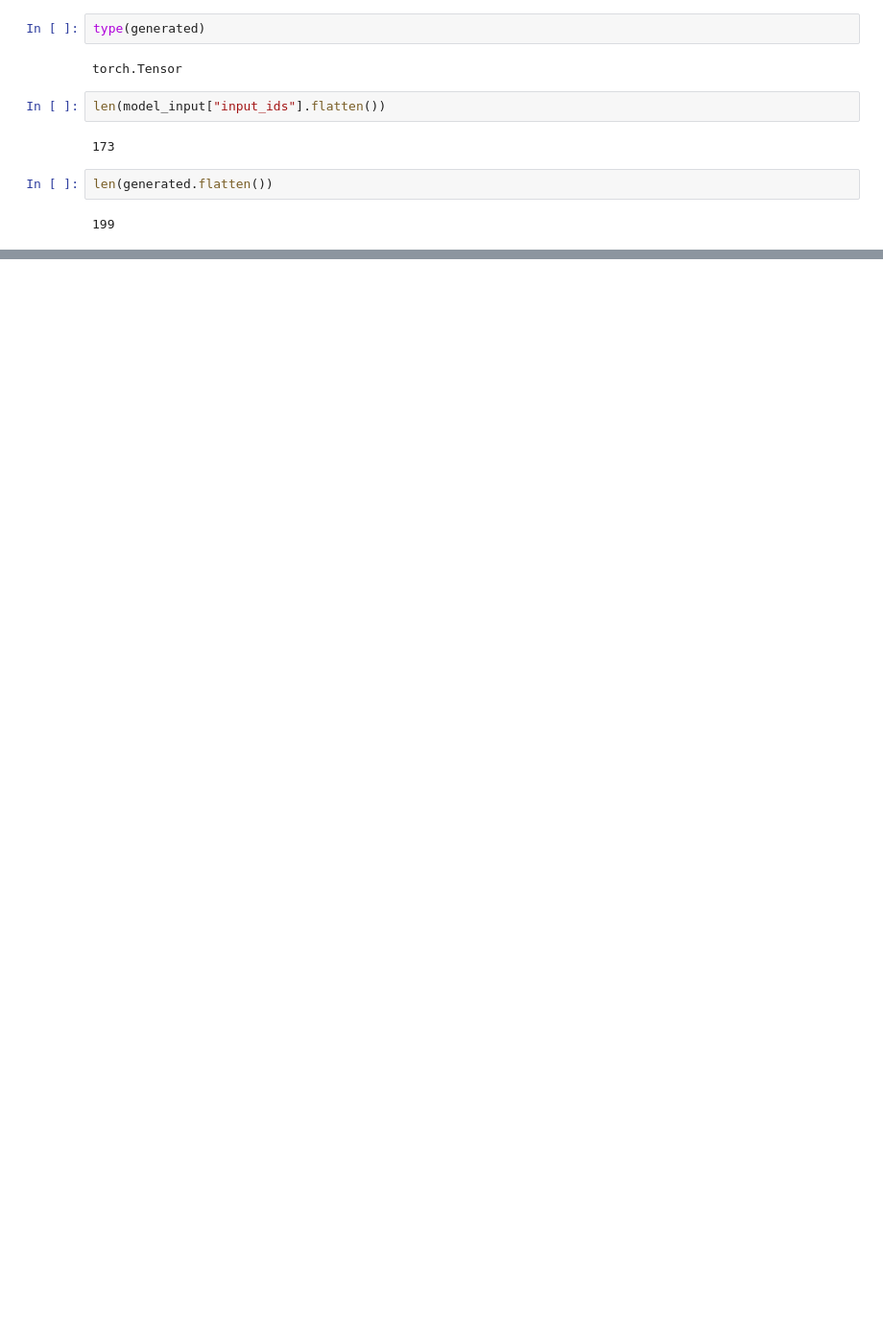
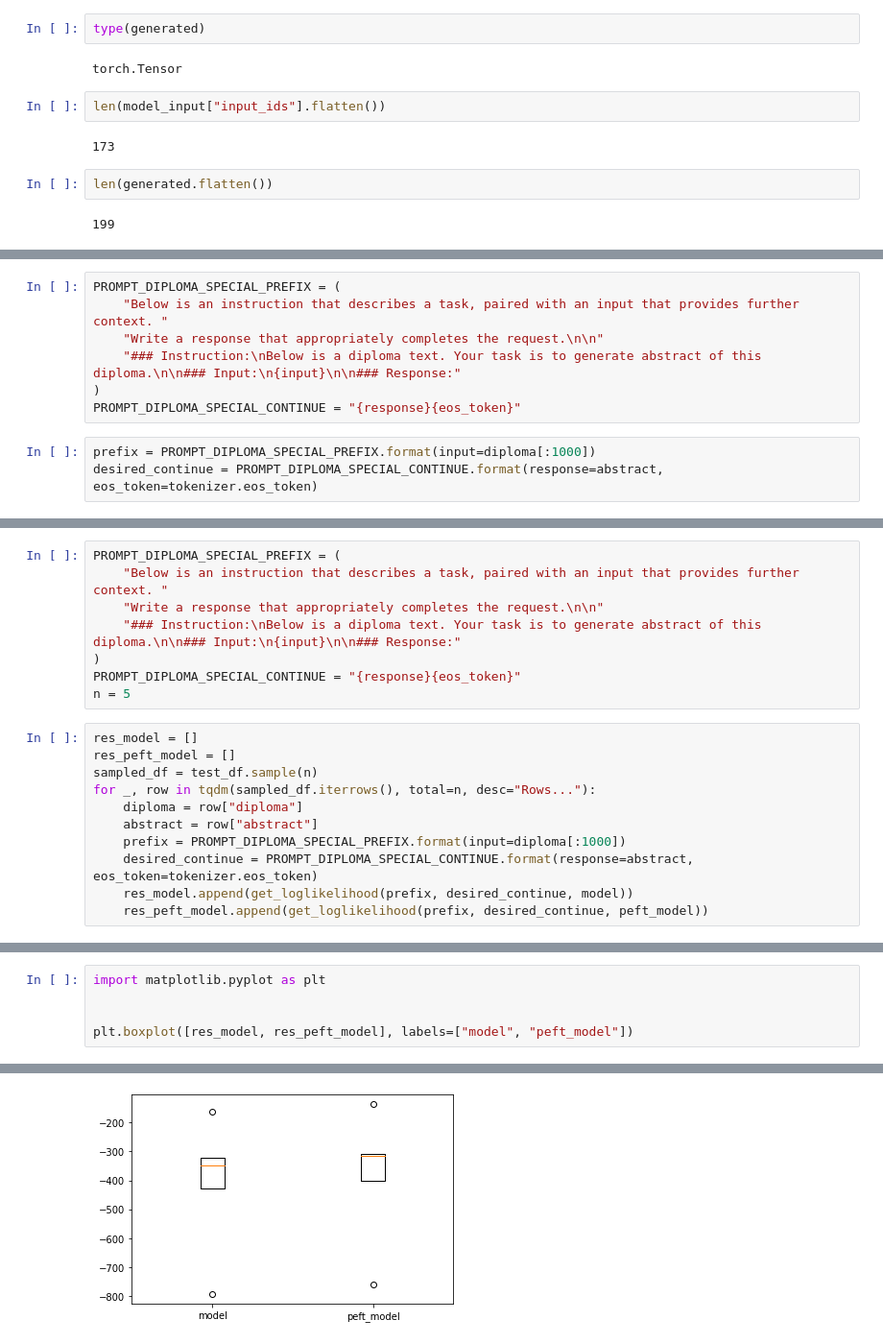
Before and after one commit to DenisovNikita/LongLoRA-diploma-research, a Jupyter notebook: compute_simple_metric_llama.ipynb, the cells around one changed output, grey strips where cells are left out. Shown at 96% size. Cells and saved outputs as stored; diff of their text form; blank space fills up the shorter version.

Commit message:
Add bench for loglikelihood

```diff
--- a/compute_simple_metric_llama.ipynb
+++ b/compute_simple_metric_llama.ipynb
@@ -437,0 +658,10 @@ len(generated.flatten())
+# %%
+PROMPT_DIPLOMA_SPECIAL_PREFIX = (
+    "Below is an instruction that describes a task, paired with an input that provides further context. "
+    "Write a response that appropriately completes the request.\n\n"
+    "### Instruction:\nBelow is a diploma text. Your task is to generate abstract of this diploma.\n\n### Input:\n{input}\n\n### Response:"
+)
+PROMPT_DIPLOMA_SPECIAL_CONTINUE = "{response}{eos_token}"
+# %%
+prefix = PROMPT_DIPLOMA_SPECIAL_PREFIX.format(input=diploma[:1000])
+desired_continue = PROMPT_DIPLOMA_SPECIAL_CONTINUE.format(response=abstract, eos_token=tokenizer.eos_token)
@@ -437,0 +694,19 @@ len(generated.flatten())
+# %%
+PROMPT_DIPLOMA_SPECIAL_PREFIX = (
+    "Below is an instruction that describes a task, paired with an input that provides further context. "
+    "Write a response that appropriately completes the request.\n\n"
+    "### Instruction:\nBelow is a diploma text. Your task is to generate abstract of this diploma.\n\n### Input:\n{input}\n\n### Response:"
+)
+PROMPT_DIPLOMA_SPECIAL_CONTINUE = "{response}{eos_token}"
+n = 5
+# %%
+res_model = []
+res_peft_model = []
+sampled_df = test_df.sample(n)
+for _, row in tqdm(sampled_df.iterrows(), total=n, desc="Rows..."):
+    diploma = row["diploma"]
+    abstract = row["abstract"]
+    prefix = PROMPT_DIPLOMA_SPECIAL_PREFIX.format(input=diploma[:1000])
+    desired_continue = PROMPT_DIPLOMA_SPECIAL_CONTINUE.format(response=abstract, eos_token=tokenizer.eos_token)
+    res_model.append(get_loglikelihood(prefix, desired_continue, model))
+    res_peft_model.append(get_loglikelihood(prefix, desired_continue, peft_model))
@@ -437,0 +730,6 @@ len(generated.flatten())
+# %%
+import matplotlib.pyplot as plt
+
+
+plt.boxplot([res_model, res_peft_model], labels=["model", "peft_model"])
+# %% [output]
@@ -437,0 +751 @@ len(generated.flatten())
+[figure, added]
```
Also changed, not shown: parts of 43 cells of this notebook, 1 other file.
